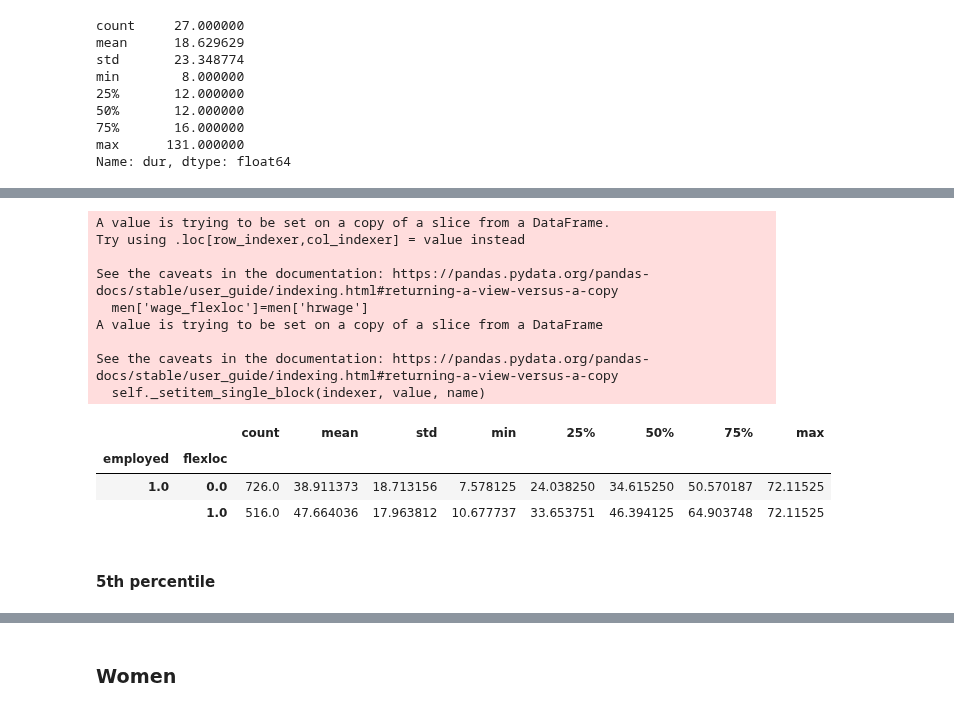
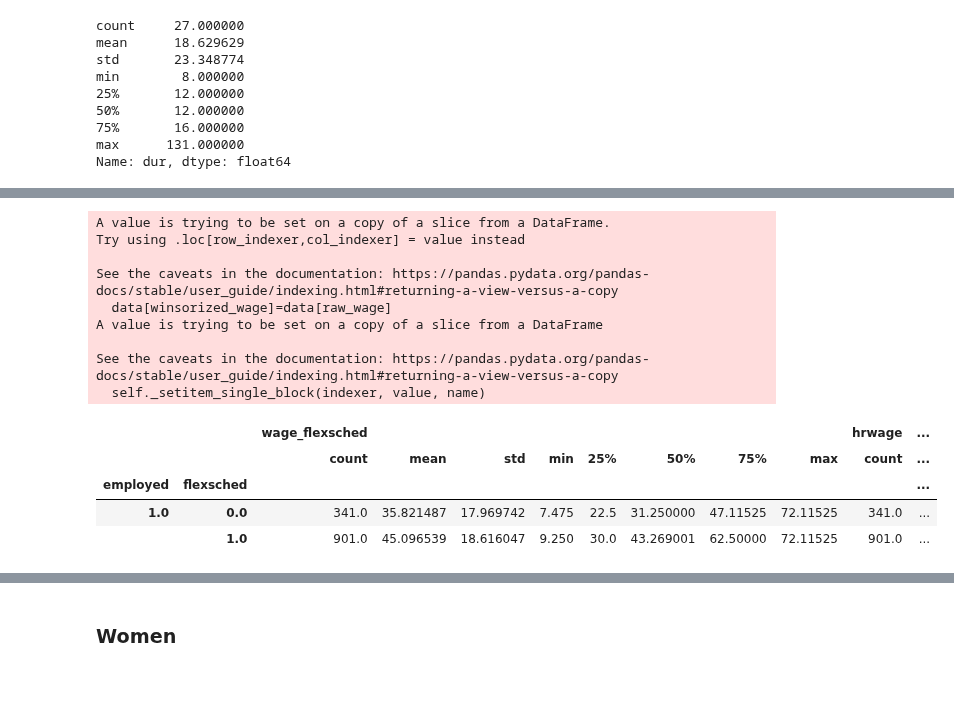
Before and after one commit to meganmccoy/flexibility-in-search-model, a Jupyter notebook: SimplifiedModel.ipynb, the cells around one changed output, grey strips where cells are left out. Cells and saved outputs as stored; diff of their text form; code cells hidden in the pictures; blank space fills up the shorter version.

```diff
--- a/SimplifiedModel.ipynb
+++ b/SimplifiedModel.ipynb
@@ -42,6 +42,22 @@ import pdb
 - unemployed workers have unemployment durations of $t_i$
 # %%
 df=pd.read_stata('workfile.dta', columns=['sex','employed', 'flexsched', 'flex_sched_score', 'flexloc', 'flex_loc_score', 'hrwage', 'dur'])
+# %%
+def winsorize(data: pd.DataFrame, flex:str, n_flex:int, winsorized_wage:str, raw_wage:str, employed:str, percentile: float):
+    nth_pctl = np.zeros(1)
+
+    for k in range(2):
+        tmp = data[data[flex]==k]
+        nth = np.percentile(tmp[raw_wage],1)
+        nth_pctl = np.append(nth_pctl, nth)
+    #     print("5th percentile wage = " + str(first) + " for men with flex level " + str(k))
+
+    data[winsorized_wage]=data[raw_wage]
+
+    for k in range(2):
+        data[winsorized_wage].iloc[(data[raw_wage]<nth_pctl[k+1]) & (data[flex]==k)]=nth_pctl[k+1] #k+1 because empty array initiates with zero
+
+    return data[[winsorized_wage, raw_wage]].groupby([data[employed],data[flex]]).describe()
 # %% [markdown]
 ### Men
 # %%
@@ -79,19 +95,3 @@ min        8.000000
 75%       16.000000
 max      131.000000
 Name: dur, dtype: float64
-# %%
-def winsorize(data: pd.DataFrame, flex:str, n_flex:int, winsorized_wage:str, raw_wage:str, percentile: float):
-    first_pctl = np.zeros(1)
-
-    for k in range(2):
-        tmp = data[data[flex]==k]
-        first = np.percentile(tmp[raw_wage],1)
-        first_pctl = np.append(first_pctl, first)
-    #     print("5th percentile wage = " + str(first) + " for men with flex level " + str(k))
-
-    data[winsorized_wage]=data[raw_wage]
-
-    for k in range(2):
-        data[winsorized_wage].iloc[(data['hrwage']<first_pctl[k+1]) & (men['flexsched']==k)]=first_pctl[k+1] #k+1 because empty array initiates with zero
-
-    men['wage_flexsched'].groupby([men['employed'],men['flexsched']]).describe()
@@ -129,31 +97,0 @@ See the caveats in the documentation: https://pandas.pydata.org/pandas-docs/stab
-# %%
-first_pctl = np.zeros(1)
-
-for k in range(2):
-    tmp = men[men['flexloc']==k]
-    first = np.percentile(tmp['hrwage'],1)
-    first_pctl = np.append(first_pctl, first)
-#     print("5th percentile wage = " + str(first) + " for men with flex level " + str(k))
-
-men['wage_flexloc']=men['hrwage']
-
-for k in range(2):
-    men['wage_flexloc'].iloc[(men['hrwage']<first_pctl[k+1]) & (men['flexloc']==k)]=first_pctl[k+1] #k+1 because empty array initiates with zero
-
-men['wage_flexloc'].groupby([men['employed'],men['flexloc']]).describe()
-# %% [output]
-A value is trying to be set on a copy of a slice from a DataFrame.
-Try using .loc[row_indexer,col_indexer] = value instead
-
-See the caveats in the documentation: https://pandas.pydata.org/pandas-docs/stable/user_guide/indexing.html#returning-a-view-versus-a-copy
-  men['wage_flexloc']=men['hrwage']
-A value is trying to be set on a copy of a slice from a DataFrame
-
-See the caveats in the documentation: https://pandas.pydata.org/pandas-docs/stable/user_guide/indexing.html#returning-a-view-versus-a-copy
-  self._setitem_single_block(indexer, value, name)
-|  |  | count | mean | std | min | 25% | 50% | 75% | max |
-| employed | flexloc |  |  |  |  |  |  |  |  |
-| 1.0 | 0.0 | 726.0 | 38.911373 | 18.713156 | 7.578125 | 24.038250 | 34.615250 | 50.570187 | 72.11525 |
-|  | 1.0 | 516.0 | 47.664036 | 17.963812 | 10.677737 | 33.653751 | 46.394125 | 64.903748 | 72.11525 |
-# %% [markdown]
-#### 5th percentile
@@ -204,0 +98,17 @@ See the caveats in the documentation: https://pandas.pydata.org/pandas-docs/stab
+# %%
+winsorize(men, 'flexsched', 2, 'wage_flexsched', 'hrwage', 'employed', 1)
+# %% [output]
+A value is trying to be set on a copy of a slice from a DataFrame.
+Try using .loc[row_indexer,col_indexer] = value instead
+
+See the caveats in the documentation: https://pandas.pydata.org/pandas-docs/stable/user_guide/indexing.html#returning-a-view-versus-a-copy
+  data[winsorized_wage]=data[raw_wage]
+A value is trying to be set on a copy of a slice from a DataFrame
+
+See the caveats in the documentation: https://pandas.pydata.org/pandas-docs/stable/user_guide/indexing.html#returning-a-view-versus-a-copy
+  self._setitem_single_block(indexer, value, name)
+|  |  | wage_flexsched |  |  |  |  |  |  |  | hrwage | ... |
+|  |  | count | mean | std | min | 25% | 50% | 75% | max | count | ... |
+| employed | flexsched |  |  |  |  |  |  |  |  |  | ... |
+| 1.0 | 0.0 | 341.0 | 35.821487 | 17.969742 | 7.475 | 22.5 | 31.250000 | 47.11525 | 72.11525 | 341.0 | ... |
+|  | 1.0 | 901.0 | 45.096539 | 18.616047 | 9.250 | 30.0 | 43.269001 | 62.50000 | 72.11525 | 901.0 | ... |
```
Also changed, not shown: parts of 39 cells of this notebook.
